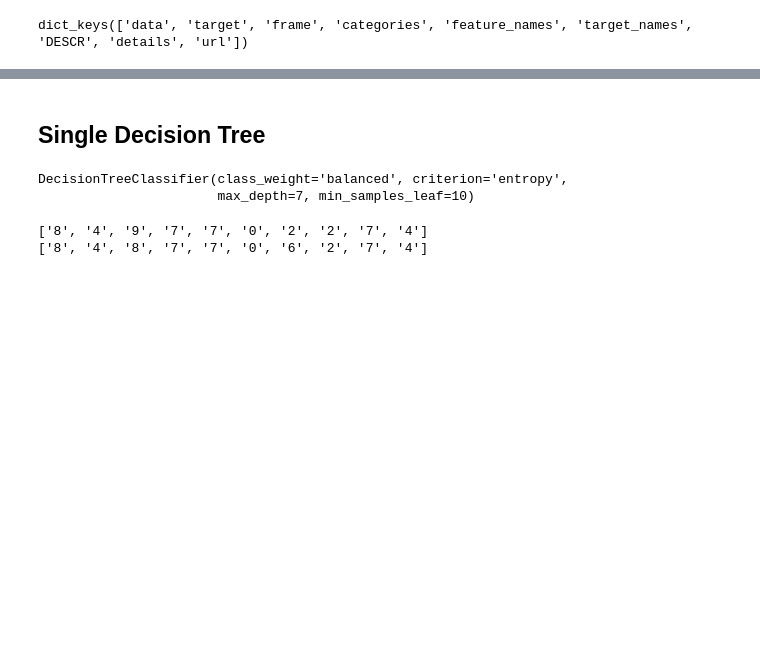
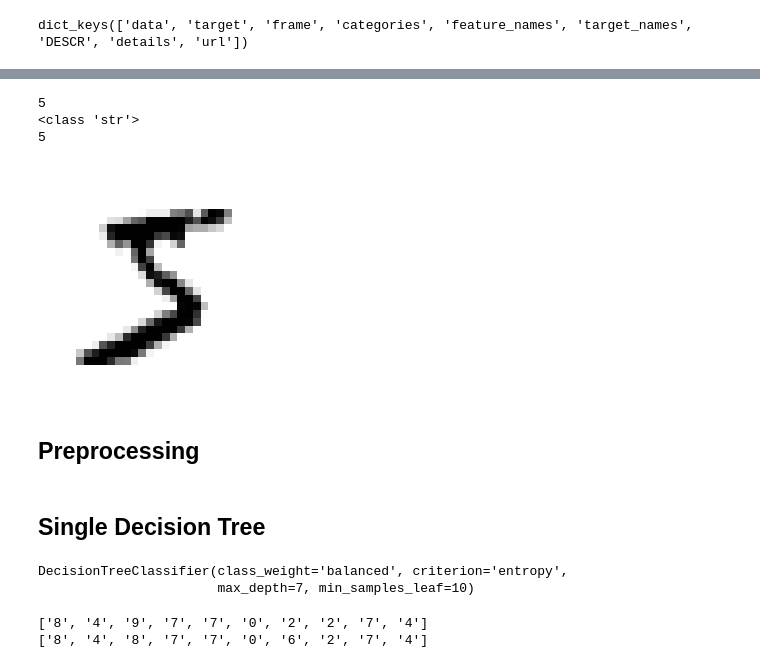
Before and after one commit to wendi-cui/506-digit-classifier-xgboost, a Jupyter notebook: analysis/mnist.ipynb, the cells around one changed output, grey strips where cells are left out. Saved outputs shown, nothing was run; the diff lists cells and outputs as text; code cells hidden in the pictures; blank space fills up the shorter version.

```diff
--- a/analysis/mnist.ipynb
+++ b/analysis/mnist.ipynb
@@ -51,0 +46,5 @@ X_train, X_test, y_train, y_test = train_test_split(X, y,
+# %%
+# explore one digit
+some_digit=np.array( X.iloc[0])
+print(len(some_digit))
+some_digit[400:500]
@@ -51,0 +63,7 @@ X_train, X_test, y_train, y_test = train_test_split(X, y,
+# %%
+# explore one digit
+some_digit_image = some_digit.reshape(28, 28)
+print(len(some_digit_image))
+print(len(some_digit_image[0]))
+some_digit_df=pd.DataFrame(some_digit_image)
+some_digit_df.to_csv('model_outputs/some_digit.csv',index=False)
@@ -52,3 +95,26 @@ X_train, X_test, y_train, y_test = train_test_split(X, y,
+# %%
+# examine its label
+print(y[0])
+print(type(y[0]))
+y_int=y.astype(np.uint8)
+print(y_int[0])
+# %% [output]
+5
+<class 'str'>
+5
+# %%
+# display the figure
+import matplotlib as mpl
+import matplotlib.pyplot as plt
+f = plt.figure()
+plt.imshow(some_digit_image, cmap = mpl.cm.binary, interpolation="nearest")
+plt.axis("off")
+plt.savefig('model_outputs/foo_five.png')
+plt.show()
+# %% [output]
+[figure, added]
+# %% [markdown]
+## Preprocessing
 # %%
 # standardize
 scaler = StandardScaler()
```
Also changed, not shown: parts of 28 cells of this notebook, 4 other files.
